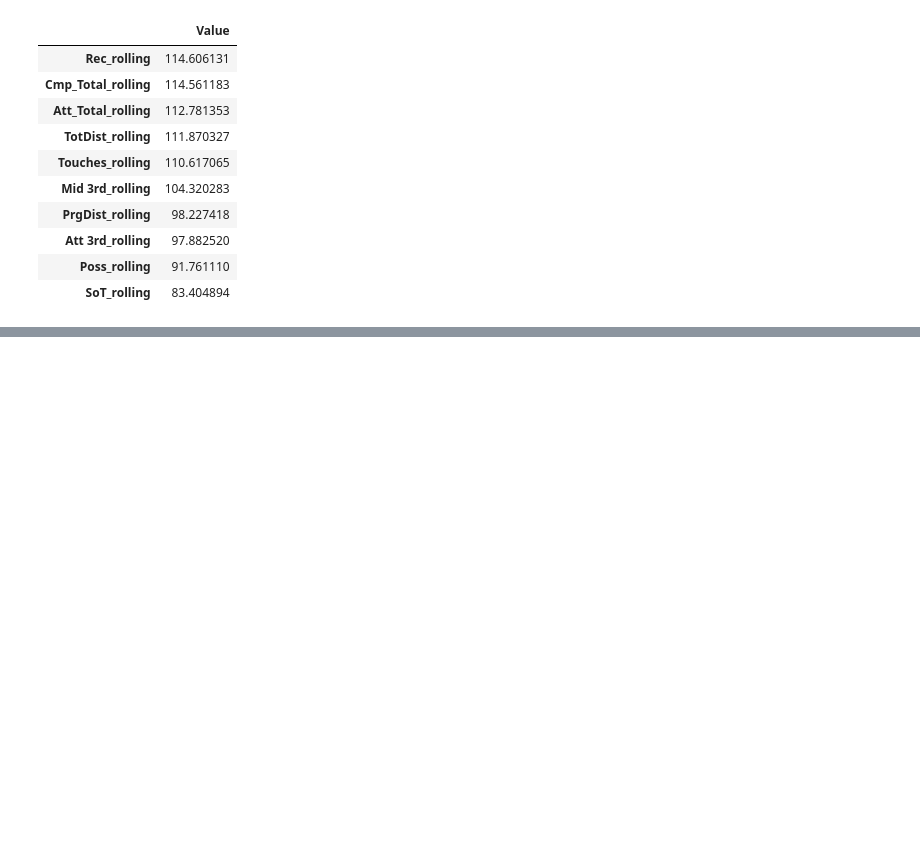
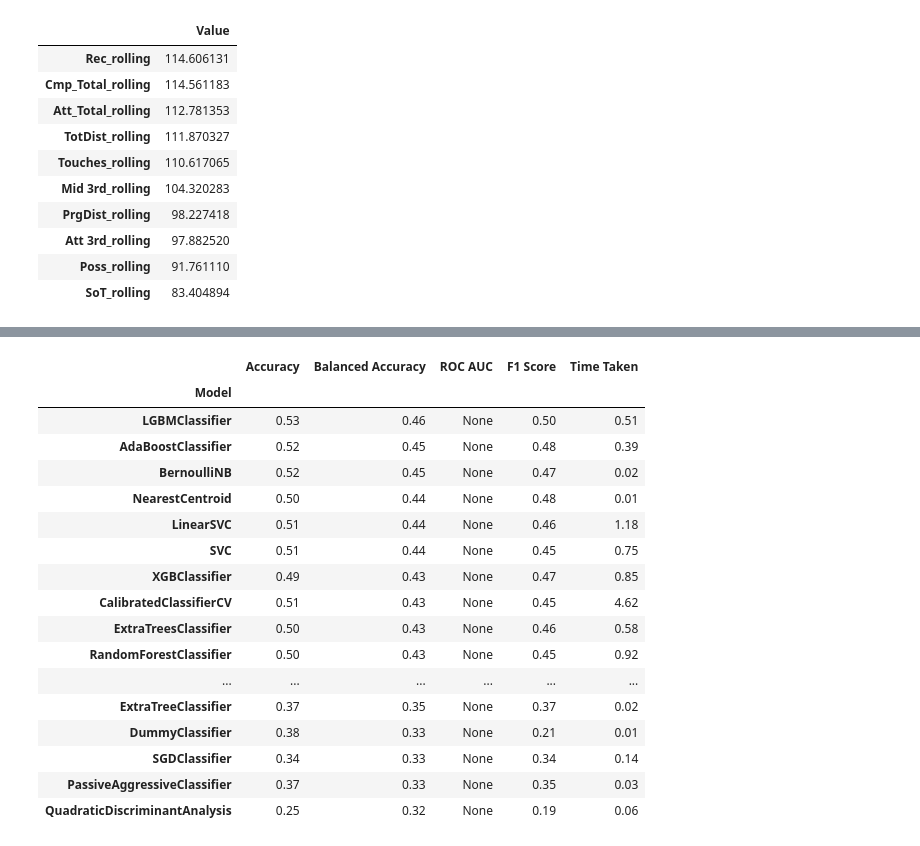
Before and after one commit to Wirus3k/Football_Predictions, a Jupyter notebook: Data Scraping/PremierLeague/EPL_Machine_Learning.ipynb, the cells around one changed output, grey strips where cells are left out. Saved outputs shown, nothing was run; the diff lists cells and outputs as text; code cells hidden in the pictures; blank space fills up the shorter version.

```diff
--- a/Data Scraping/PremierLeague/EPL_Machine_Learning.ipynb
+++ b/Data Scraping/PremierLeague/EPL_Machine_Learning.ipynb
@@ -379,0 +456,37 @@ new_df_2.head(10)
+# %%
+#Dla wszystkich
+from lazypredict.Supervised import LazyClassifier
+from sklearn.datasets import load_breast_cancer
+from sklearn.model_selection import train_test_split
+
+df = pd.read_csv("EPL_2017-2021.csv")
+X = df.drop(columns=['Result', 'Date'], axis=1)
+y = df['Result']
+zmienne = ['Result_rolling','GF_rolling','GA_rolling','Poss_rolling','Attendance_rolling','Sh_rolling','SoT_rolling','Dist_rolling','FK_rolling','PK_rolling','PKatt_rolling',	'SoTA_rolling',	'PKA_rolling',	'PKsv_rolling',	'PKm_rolling',	'Cmp_Total_rolling',	'Att_Total_rolling',	'TotDist_rolling',	'PrgDist_rolling',	'TI_rolling','CK_rolling','SCA_rolling','GCA_rolling','Tkl_Defensive_rolling','TklW_Defensive_rolling',	'Blocks_Defensive_rolling',	'Touches_rolling',	'Def Pen_rolling',	'Def 3rd_rolling','Mid 3rd_rolling','Att 3rd_rolling','Dribbles_Succ_rolling','Dribles_Att_rolling','Rec_rolling','CrdY_rolling','CrdR_rolling','2CrdY_rolling','Fls_rolling','Fld_rolling','Off_rolling','PKwon_rolling','PKcon_rolling','OG_rolling']
+scale = StandardScaler()
+scale.fit(X[zmienne])
+df_scaled = pd.DataFrame(scale.transform(X[zmienne]), columns = zmienne)
+X = pd.concat([X.drop(zmienne, axis = 1), df_scaled], axis=1)
+X_train, X_test, y_train, y_test = train_test_split(X, y,test_size=0.15,random_state =42)
+clf = LazyClassifier(verbose=0,ignore_warnings=True, custom_metric=None)
+models,predictions = clf.fit(X_train, X_test, y_train, y_test)
+models
+# %% [output]
+|  | Accuracy | Balanced Accuracy | ROC AUC | F1 Score | Time Taken |
+| Model |  |  |  |  |  |
+| LGBMClassifier | 0.53 | 0.46 | None | 0.50 | 0.51 |
+| AdaBoostClassifier | 0.52 | 0.45 | None | 0.48 | 0.39 |
+| BernoulliNB | 0.52 | 0.45 | None | 0.47 | 0.02 |
+| NearestCentroid | 0.50 | 0.44 | None | 0.48 | 0.01 |
+| LinearSVC | 0.51 | 0.44 | None | 0.46 | 1.18 |
+| SVC | 0.51 | 0.44 | None | 0.45 | 0.75 |
+| XGBClassifier | 0.49 | 0.43 | None | 0.47 | 0.85 |
+| CalibratedClassifierCV | 0.51 | 0.43 | None | 0.45 | 4.62 |
+| ExtraTreesClassifier | 0.50 | 0.43 | None | 0.46 | 0.58 |
+| RandomForestClassifier | 0.50 | 0.43 | None | 0.45 | 0.92 |
+| ... | ... | ... | ... | ... | ... |
+| ExtraTreeClassifier | 0.37 | 0.35 | None | 0.37 | 0.02 |
+| DummyClassifier | 0.38 | 0.33 | None | 0.21 | 0.01 |
+| SGDClassifier | 0.34 | 0.33 | None | 0.34 | 0.14 |
+| PassiveAggressiveClassifier | 0.37 | 0.33 | None | 0.35 | 0.03 |
+| QuadraticDiscriminantAnalysis | 0.25 | 0.32 | None | 0.19 | 0.06 |
```
Also changed, not shown: parts of 6 cells of this notebook.
